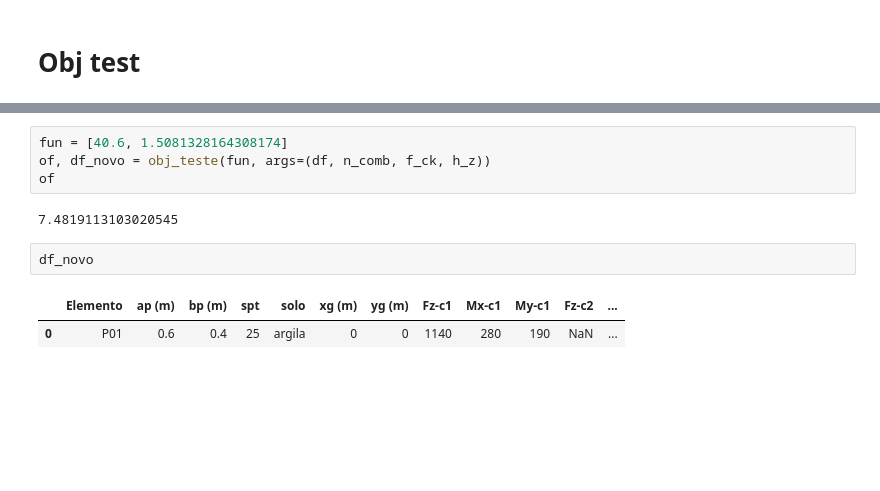
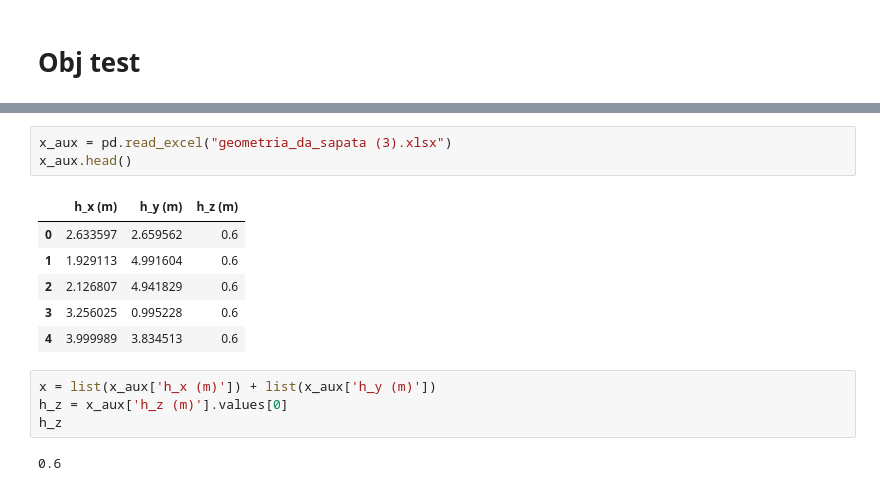
Before and after one commit to wmpjrufg/fundaai, a Jupyter notebook: testes_otimizacao.ipynb, the cells around one changed output, grey strips where cells are left out. Drawn from its saved outputs; the diff is of its cells as text; blank space fills up the shorter version.

```diff
--- a/testes_otimizacao.ipynb
+++ b/testes_otimizacao.ipynb
@@ -21,11 +25,16 @@ df
-# %%
-fun = [40.6, 1.5081328164308174]
-of, df_novo = obj_teste(fun, args=(df, n_comb, f_ck, h_z))
-of
-# %% [output]
-7.4819113103020545
 # %%
-df_novo
+x_aux = pd.read_excel("geometria_da_sapata (3).xlsx")
+x_aux.head()
 # %% [output]
-|  | Elemento | ap (m) | bp (m) | spt | solo | xg (m) | yg (m) | Fz-c1 | Mx-c1 | My-c1 | Fz-c2 | ... |
-| 0 | P01 | 0.6 | 0.4 | 25 | argila | 0 | 0 | 1140 | 280 | 190 | NaN | ... |
+|  | h_x (m) | h_y (m) | h_z (m) |
+| 0 | 2.633597 | 2.659562 | 0.6 |
+| 1 | 1.929113 | 4.991604 | 0.6 |
+| 2 | 2.126807 | 4.941829 | 0.6 |
+| 3 | 3.256025 | 0.995228 | 0.6 |
+| 4 | 3.999989 | 3.834513 | 0.6 |
+# %%
+x = list(x_aux['h_x (m)']) + list(x_aux['h_y (m)'])
+h_z = x_aux['h_z (m)'].values[0]
+h_z
+# %% [output]
+0.6
```
Also changed, not shown: parts of 7 cells of this notebook, 8 other files.
